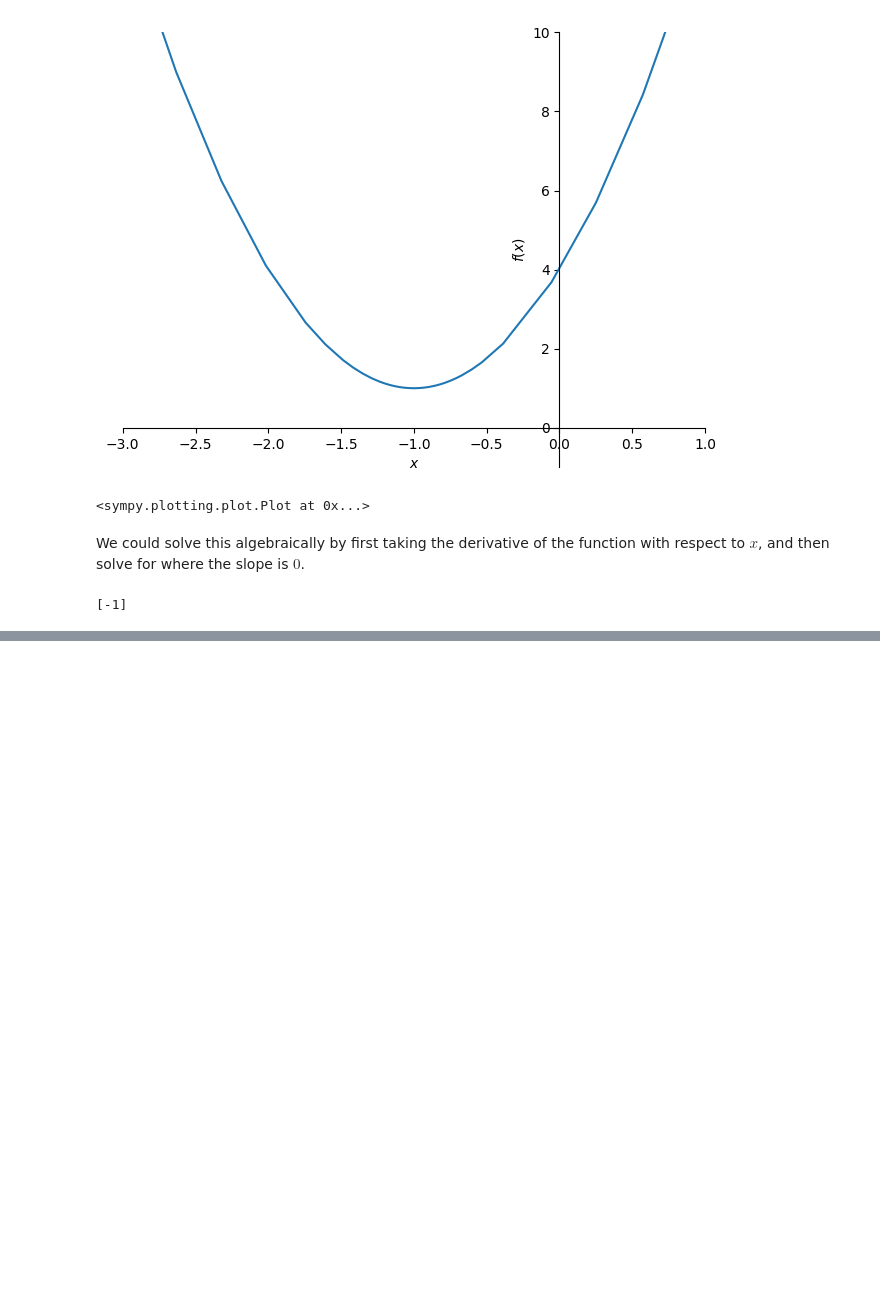
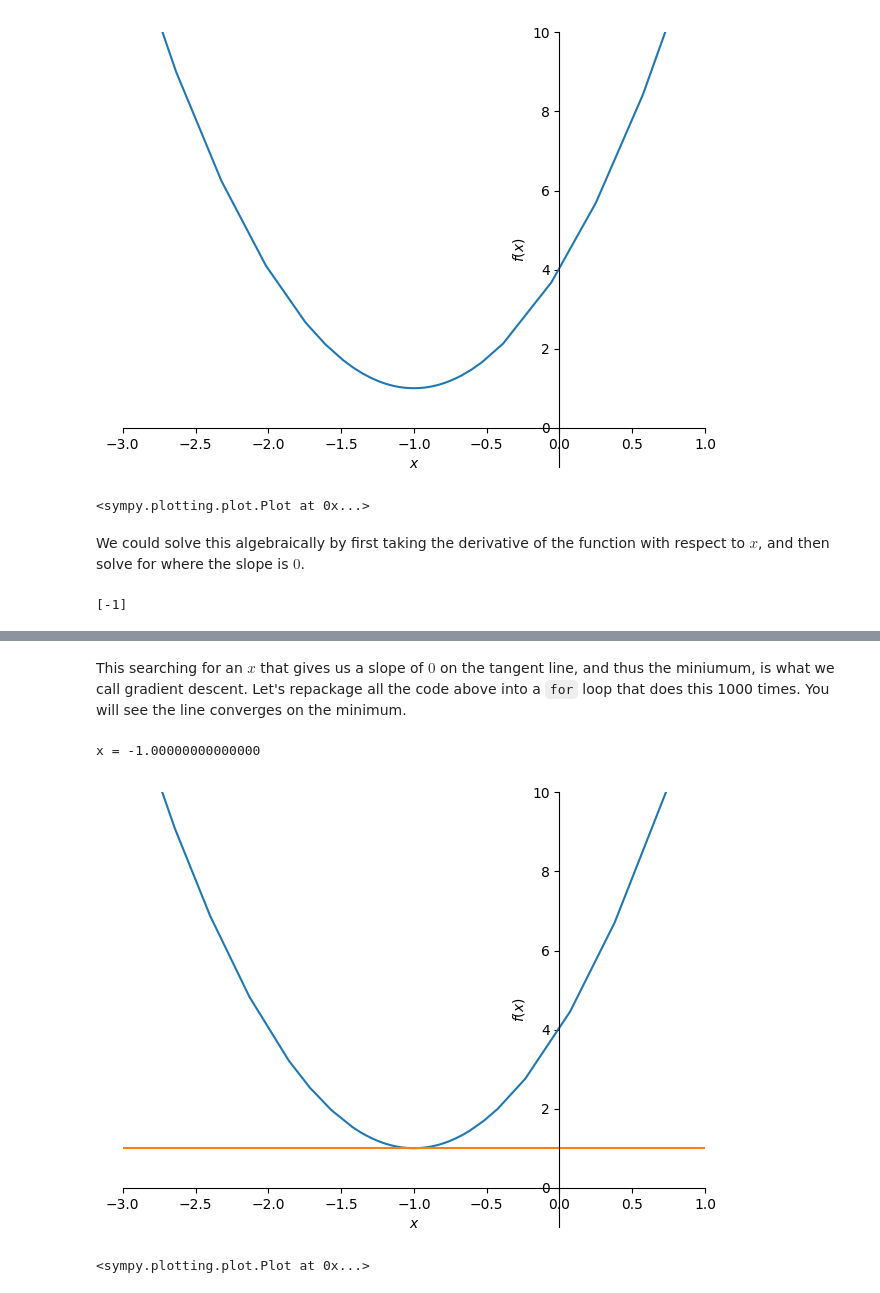
Before and after one commit to thomasnield/anaconda_calculus_fundamentals, a Jupyter notebook: 4_gradient_descent.ipynb, the cells around one changed output, grey strips where cells are left out. Cells and saved outputs as stored; diff of their text form; code cells hidden in the pictures; blank space fills up the shorter version.

```diff
--- a/4_gradient_descent.ipynb
+++ b/4_gradient_descent.ipynb
@@ -65,0 +89,29 @@ x_i = random.rand(
+# %% [markdown]
+This searching for an $ x $ that gives us a slope of $ 0 $ on the tangent line, and thus the miniumum, is what we call gradient descent. Let's repackage all the code above into a `for` loop that does this 1000 times. You will see the line converges on the minimum.
+# %%
+from sympy import *
+from sympy.solvers import solve
+import random
+
+# declare function and derivative
+x = symbols('x')
+f = 3*(x+1)**2 + 1
+dx = diff(f, x)
+
+# declare learning rate
+L = .05
+
+# start x at random location
+x_i = random.uniform(-3,1)
+
+for i in range(1000):
+    x_i -= m * L
+    m = dx.subs(x, x_i)
+    b = -(m * x_i - f.subs(x, x_i))
+
+print(f"x = {x_i}")
+plot(f, m*x+b, xlim=(-3,1), ylim=(-1,10))
+# %% [output]
+x = -1.00000000000000
+[figure, added]
+<sympy.plotting.plot.Plot at 0x...>
```
Also changed, not shown: parts of 9 cells of this notebook.
